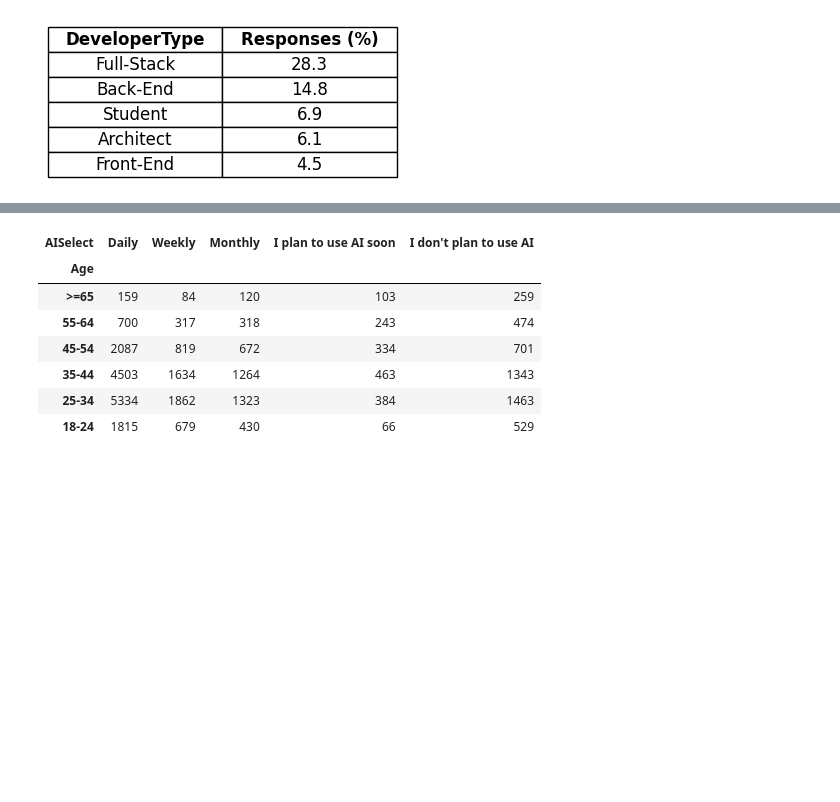
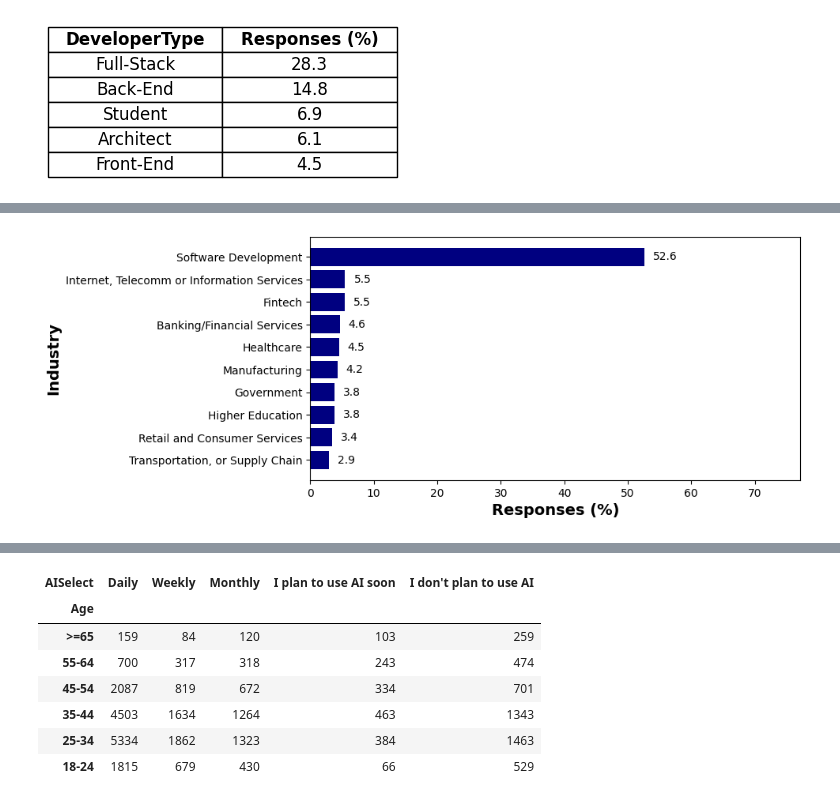
Before and after one commit to huyqng1412/stackoverflow_2025_project, a Jupyter notebook: so2025_vis.ipynb, the cells around one changed output, grey strips where cells are left out. Drawn from its saved outputs; the diff is of its cells as text; code cells hidden in the pictures; blank space fills up the shorter version.

```diff
--- a/so2025_vis.ipynb
+++ b/so2025_vis.ipynb
@@ -327,3 +369,22 @@ plt.show()
+# %%
+result_industry_asc = result_industry.sort_values(by='Responses (%)', ascending=True)
+x2 = result_industry_asc['Industry']
+y2 = result_industry_asc['Responses (%)']
+# %%
+fig2, ax2 = plt.subplots(figsize=(8,4))
+
+bars2 = plt.barh(x2, y2, color = 'navy')
+
+ax2.bar_label(bars2, padding = 8, fmt='%.1f')
+
+ax2.set_xlabel('Responses (%)', fontsize = 14, fontweight = 'bold')
+ax2.set_ylabel('Industry', fontsize = 14, fontweight = 'bold')
+
+ax2.set_xlim(right= sorted_branch['Responses (%)'].max())
+
+plt.show()
+# %% [output]
+[figure, added]
 # %%
 queryAI = """
     select REPLACE(REPLACE(Age, ' years old', ''), '65 years or older', '>=65') AS Age,
```
Also changed, not shown: parts of 4 cells of this notebook, 1 other file.
